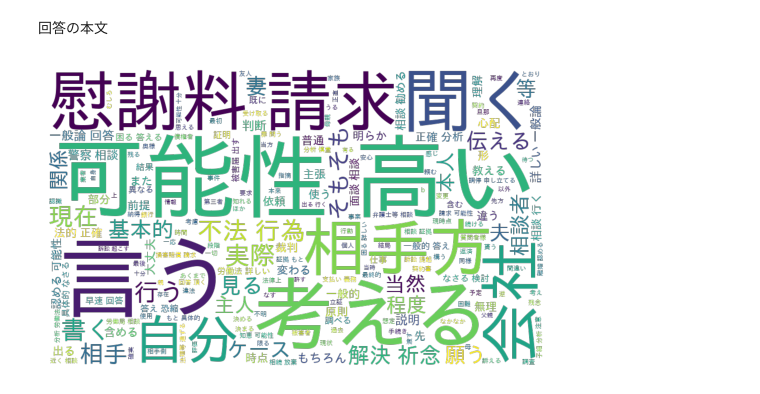
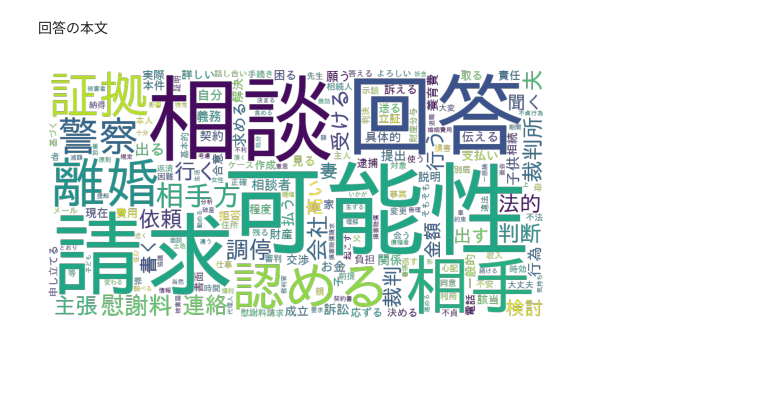
Before and after one commit to HotariTobu/Analysis-bengo4.com, a Jupyter notebook: wc/wc.ipynb, the cells around one changed output. Drawn from its saved outputs; the diff is of its cells as text; code cells hidden in the pictures; blank space fills up the shorter version.

```diff
--- a/wc/wc.ipynb
+++ b/wc/wc.ipynb
@@ -112,6 +87,10 @@ drawwc(qus_body_terms['質問本文'], 'dst/wc/qus_body_terms.svg')
 # %% [markdown]
 回答の本文
-# %%
-drawwc(ans_body_terms['回答本文'], 'dst/wc/ans_body_terms.svg')
-# %% [output]
-[figure, removed]
+# %%
+terms = dftodict(ans_body_tf)
+del terms['言う']
+del terms['教える']
+del terms['考える']
+drawwc(terms, 'dst/wc/tf/ans_body_tf.svg')
+# %% [output]
+[figure, added]
```
Also changed, not shown: parts of 32 cells of this notebook.
